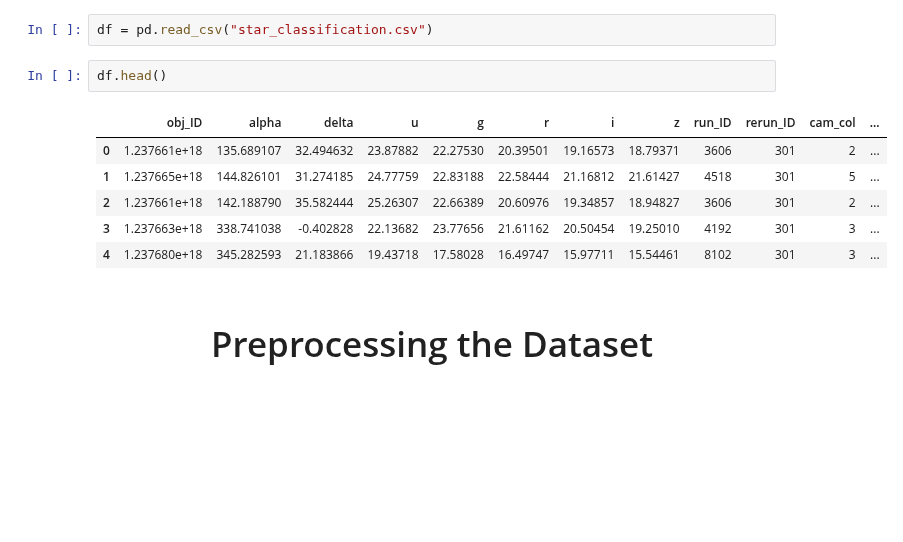
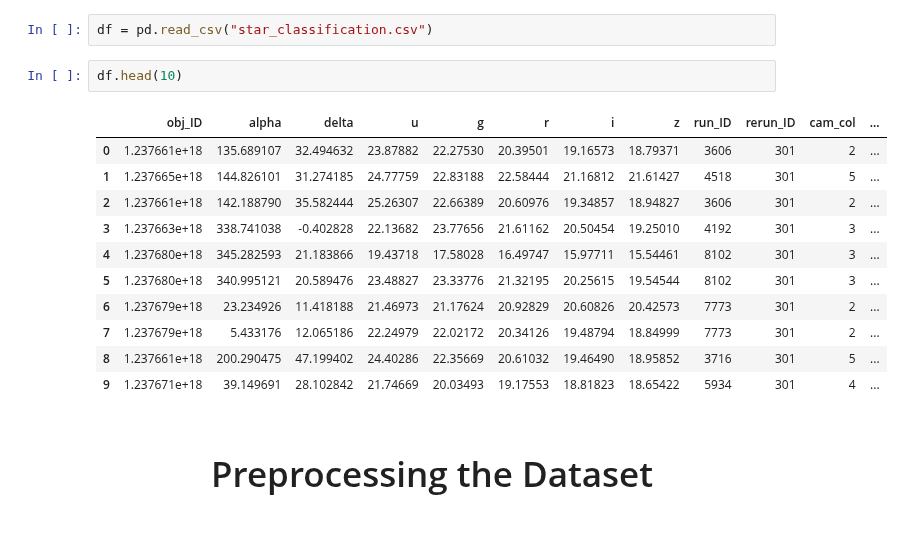
Before and after one commit to Mortti11/Deep_Learning, a Jupyter notebook: classification/RandomForest.ipynb, the cells around one changed output. Cells and saved outputs as stored; diff of their text form; blank space fills up the shorter version.

```diff
--- a/classification/RandomForest.ipynb
+++ b/classification/RandomForest.ipynb
@@ -40,14 +40,19 @@ from sklearn.preprocessing import RobustScaler
 # %%
 df = pd.read_csv("star_classification.csv")
 # %%
-df.head()
+df.head(10)
 # %% [output]
 |  | obj_ID | alpha | delta | u | g | r | i | z | run_ID | rerun_ID | cam_col | ... |
 | 0 | 1.237661e+18 | 135.689107 | 32.494632 | 23.87882 | 22.27530 | 20.39501 | 19.16573 | 18.79371 | 3606 | 301 | 2 | ... |
 | 1 | 1.237665e+18 | 144.826101 | 31.274185 | 24.77759 | 22.83188 | 22.58444 | 21.16812 | 21.61427 | 4518 | 301 | 5 | ... |
 | 2 | 1.237661e+18 | 142.188790 | 35.582444 | 25.26307 | 22.66389 | 20.60976 | 19.34857 | 18.94827 | 3606 | 301 | 2 | ... |
 | 3 | 1.237663e+18 | 338.741038 | -0.402828 | 22.13682 | 23.77656 | 21.61162 | 20.50454 | 19.25010 | 4192 | 301 | 3 | ... |
 | 4 | 1.237680e+18 | 345.282593 | 21.183866 | 19.43718 | 17.58028 | 16.49747 | 15.97711 | 15.54461 | 8102 | 301 | 3 | ... |
+| 5 | 1.237680e+18 | 340.995121 | 20.589476 | 23.48827 | 23.33776 | 21.32195 | 20.25615 | 19.54544 | 8102 | 301 | 3 | ... |
+| 6 | 1.237679e+18 | 23.234926 | 11.418188 | 21.46973 | 21.17624 | 20.92829 | 20.60826 | 20.42573 | 7773 | 301 | 2 | ... |
+| 7 | 1.237679e+18 | 5.433176 | 12.065186 | 22.24979 | 22.02172 | 20.34126 | 19.48794 | 18.84999 | 7773 | 301 | 2 | ... |
+| 8 | 1.237661e+18 | 200.290475 | 47.199402 | 24.40286 | 22.35669 | 20.61032 | 19.46490 | 18.95852 | 3716 | 301 | 5 | ... |
+| 9 | 1.237671e+18 | 39.149691 | 28.102842 | 21.74669 | 20.03493 | 19.17553 | 18.81823 | 18.65422 | 5934 | 301 | 4 | ... |
 # %% [markdown]
 <h1 style="
     font-family: 'Arial', sans-serif;
```
Also changed, not shown: parts of 15 cells of this notebook, 1 other file.
